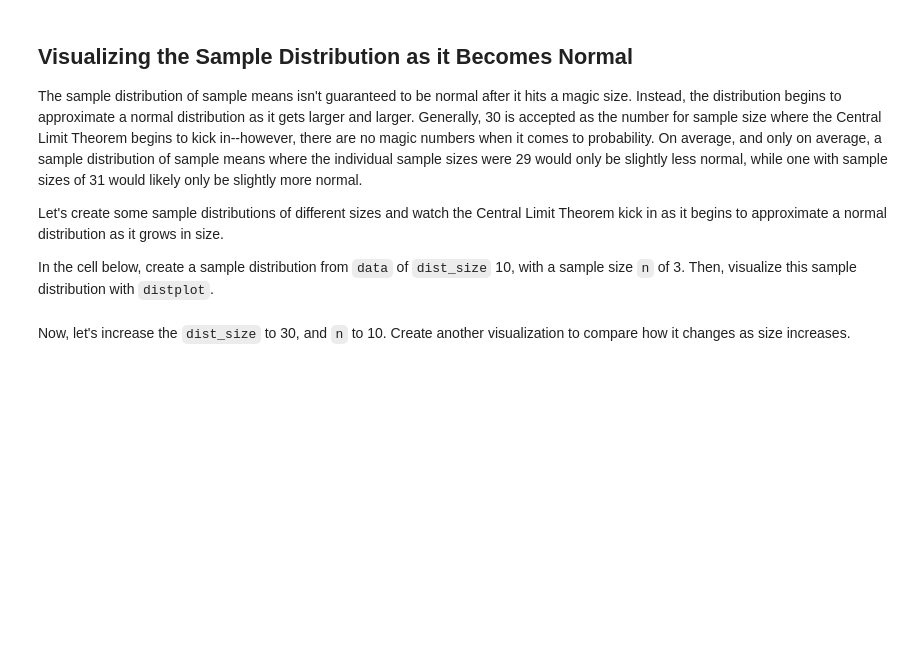
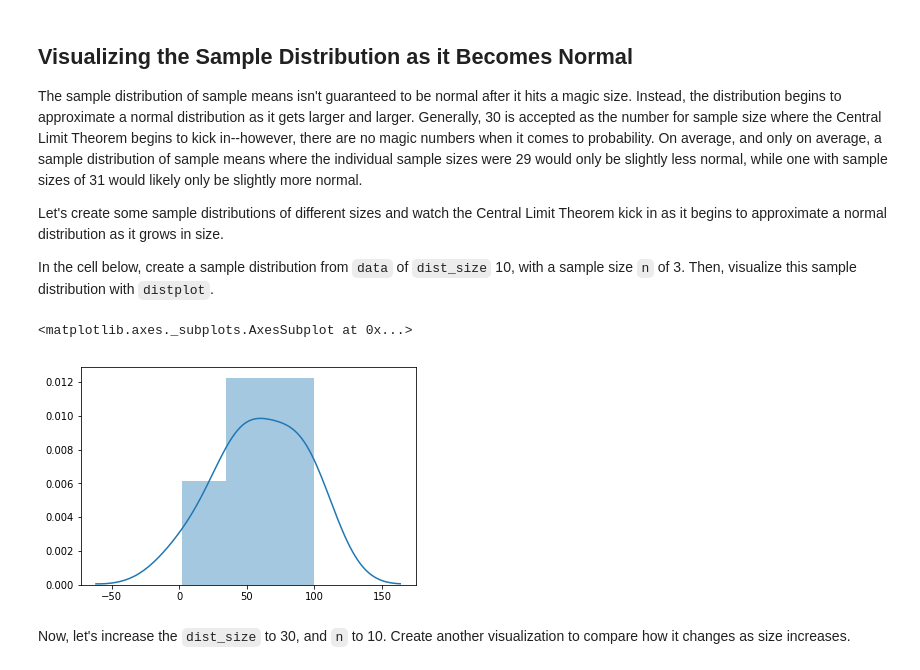
Before and after one commit to j-asonwang/dsc-2-19-13-central-limit-theorem-lab-nyc-ds-career-012819, a Jupyter notebook: index.ipynb, the cells around one changed output. Drawn from its saved outputs; the diff is of its cells as text; code cells hidden in the pictures; blank space fills up the shorter version.

```diff
--- a/index.ipynb
+++ b/index.ipynb
@@ -118,7 +118,10 @@ Let's create some sample distributions of different sizes and watch the Central
 In the cell below, create a sample distribution from `data` of `dist_size` 10, with a sample size `n` of 3. Then, visualize this sample distribution with `distplot`.
 # %%
 low = create_sample_distribution(data, dist_size=10,n=3)
-sns.dist
+sns.distplot(low)
+# %% [output]
+<matplotlib.axes._subplots.AxesSubplot at 0x...>
+[figure, added]
 # %% [markdown]
 Now, let's increase the `dist_size` to 30, and `n` to 10.  Create another visualization to compare how it changes as size increases.
 # %% [markdown]
```
